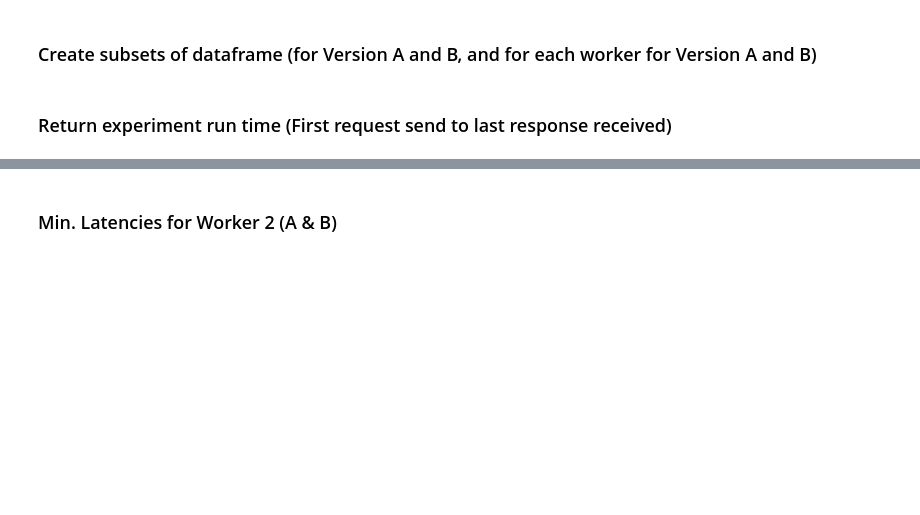
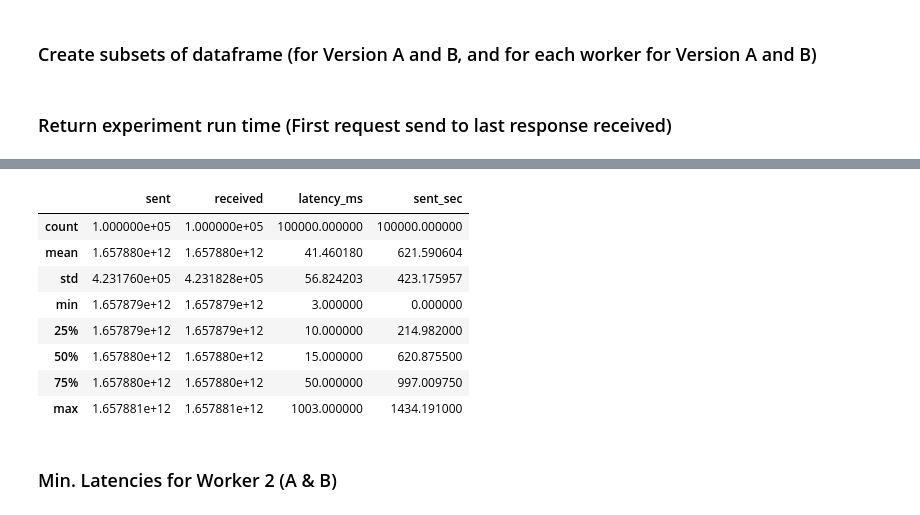
Before and after one commit to FelixMedicusf/DuetBenchmarking, a Jupyter notebook: Results/Result Evaluation.ipynb, the cells around one changed output, grey strips where cells are left out. Drawn from its saved outputs; the diff is of its cells as text; code cells hidden in the pictures; blank space fills up the shorter version.

```diff
--- a/Results/Result Evaluation.ipynb
+++ b/Results/Result Evaluation.ipynb
@@ -45,3 +71,15 @@ print(totalTime/1000/60, "minuten")
+# %%
+dfB1.describe()
+# %% [output]
+|  | sent | received | latency_ms | sent_sec |
+| count | 1.000000e+05 | 1.000000e+05 | 100000.000000 | 100000.000000 |
+| mean | 1.657880e+12 | 1.657880e+12 | 41.460180 | 621.590604 |
+| std | 4.231760e+05 | 4.231828e+05 | 56.824203 | 423.175957 |
+| min | 1.657879e+12 | 1.657879e+12 | 3.000000 | 0.000000 |
+| 25% | 1.657879e+12 | 1.657879e+12 | 10.000000 | 214.982000 |
+| 50% | 1.657880e+12 | 1.657880e+12 | 15.000000 | 620.875500 |
+| 75% | 1.657880e+12 | 1.657880e+12 | 50.000000 | 997.009750 |
+| max | 1.657881e+12 | 1.657881e+12 | 1003.000000 | 1434.191000 |
 # %% [markdown]
 ### Min. Latencies for Worker 2 (A & B)
 # %%
```
Also changed, not shown: parts of 14 cells of this notebook, 6 other files.
